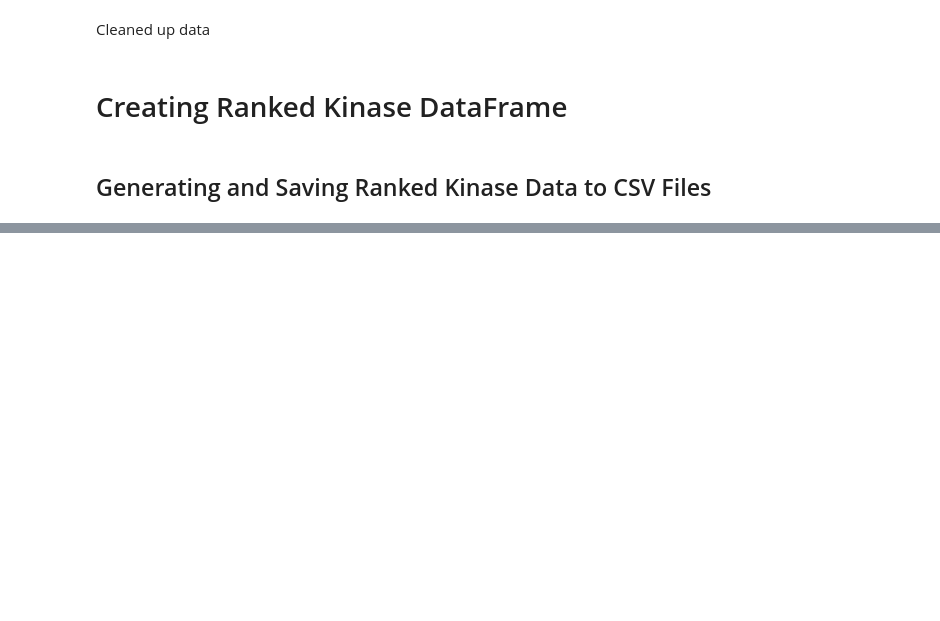
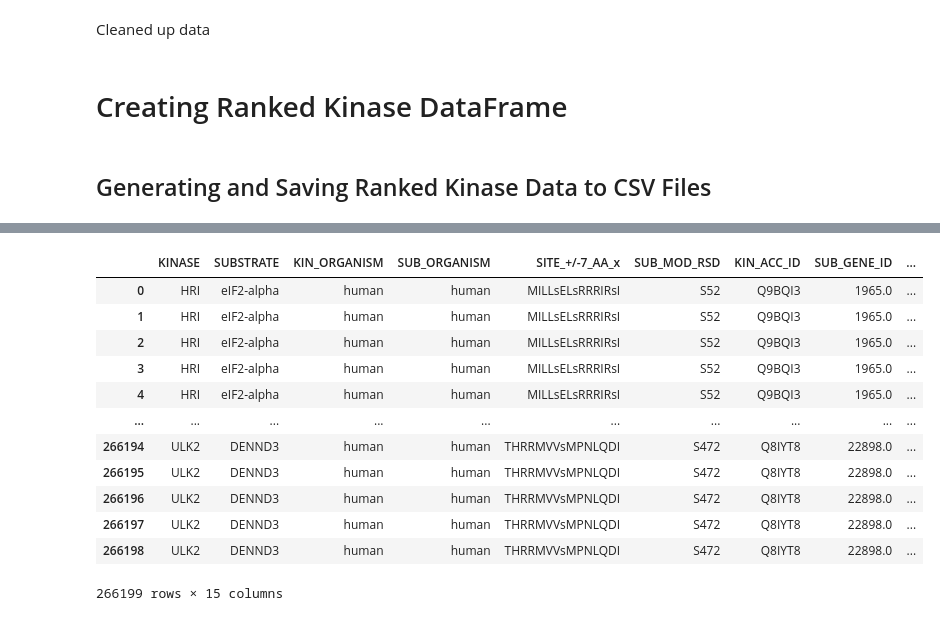
Before and after one commit to sadiatulmarzan/kinases_phosposite, a Jupyter notebook: python code/jonson_data.ipynb, the cells around one changed output, grey strips where cells are left out. Drawn from its saved outputs; the diff is of its cells as text; code cells hidden in the pictures; blank space fills up the shorter version.

```diff
--- a/python code/jonson_data.ipynb
+++ b/python code/jonson_data.ipynb
@@ -61,0 +84,6 @@ for rank in [1,2,3]:
+# %%
+df_1 = create_kinase_ranked(1)
+df_2 = create_kinase_ranked(2)
+df_3 = create_kinase_ranked(3)
+# %%
+data_frame_dict = {'kinase_ranked_1': df_1, 'kinase_ranked_2': df_2, 'kinase_ranked_3': df_3}
@@ -61,0 +111,16 @@ for rank in [1,2,3]:
+# %%
+df_human.merge(data_frame_dict[f'kinase_ranked_{current_rank}'], left_on=['SUB_ACC_ID'], right_on=['Uniprot Primary Accession'], how='left')
+# %% [output]
+|  | KINASE | SUBSTRATE | KIN_ORGANISM | SUB_ORGANISM | SITE_+/-7_AA_x | SUB_MOD_RSD | KIN_ACC_ID | SUB_GENE_ID | ... |
+| 0 | HRI | eIF2-alpha | human | human | MILLsELsRRRIRsI | S52 | Q9BQI3 | 1965.0 | ... |
+| 1 | HRI | eIF2-alpha | human | human | MILLsELsRRRIRsI | S52 | Q9BQI3 | 1965.0 | ... |
+| 2 | HRI | eIF2-alpha | human | human | MILLsELsRRRIRsI | S52 | Q9BQI3 | 1965.0 | ... |
+| 3 | HRI | eIF2-alpha | human | human | MILLsELsRRRIRsI | S52 | Q9BQI3 | 1965.0 | ... |
+| 4 | HRI | eIF2-alpha | human | human | MILLsELsRRRIRsI | S52 | Q9BQI3 | 1965.0 | ... |
+| ... | ... | ... | ... | ... | ... | ... | ... | ... | ... |
+| 266194 | ULK2 | DENND3 | human | human | THRRMVVsMPNLQDI | S472 | Q8IYT8 | 22898.0 | ... |
+| 266195 | ULK2 | DENND3 | human | human | THRRMVVsMPNLQDI | S472 | Q8IYT8 | 22898.0 | ... |
+| 266196 | ULK2 | DENND3 | human | human | THRRMVVsMPNLQDI | S472 | Q8IYT8 | 22898.0 | ... |
+| 266197 | ULK2 | DENND3 | human | human | THRRMVVsMPNLQDI | S472 | Q8IYT8 | 22898.0 | ... |
+| 266198 | ULK2 | DENND3 | human | human | THRRMVVsMPNLQDI | S472 | Q8IYT8 | 22898.0 | ... |
+266199 rows × 15 columns
```
Also changed, not shown: parts of 12 cells of this notebook, 3 other files.
